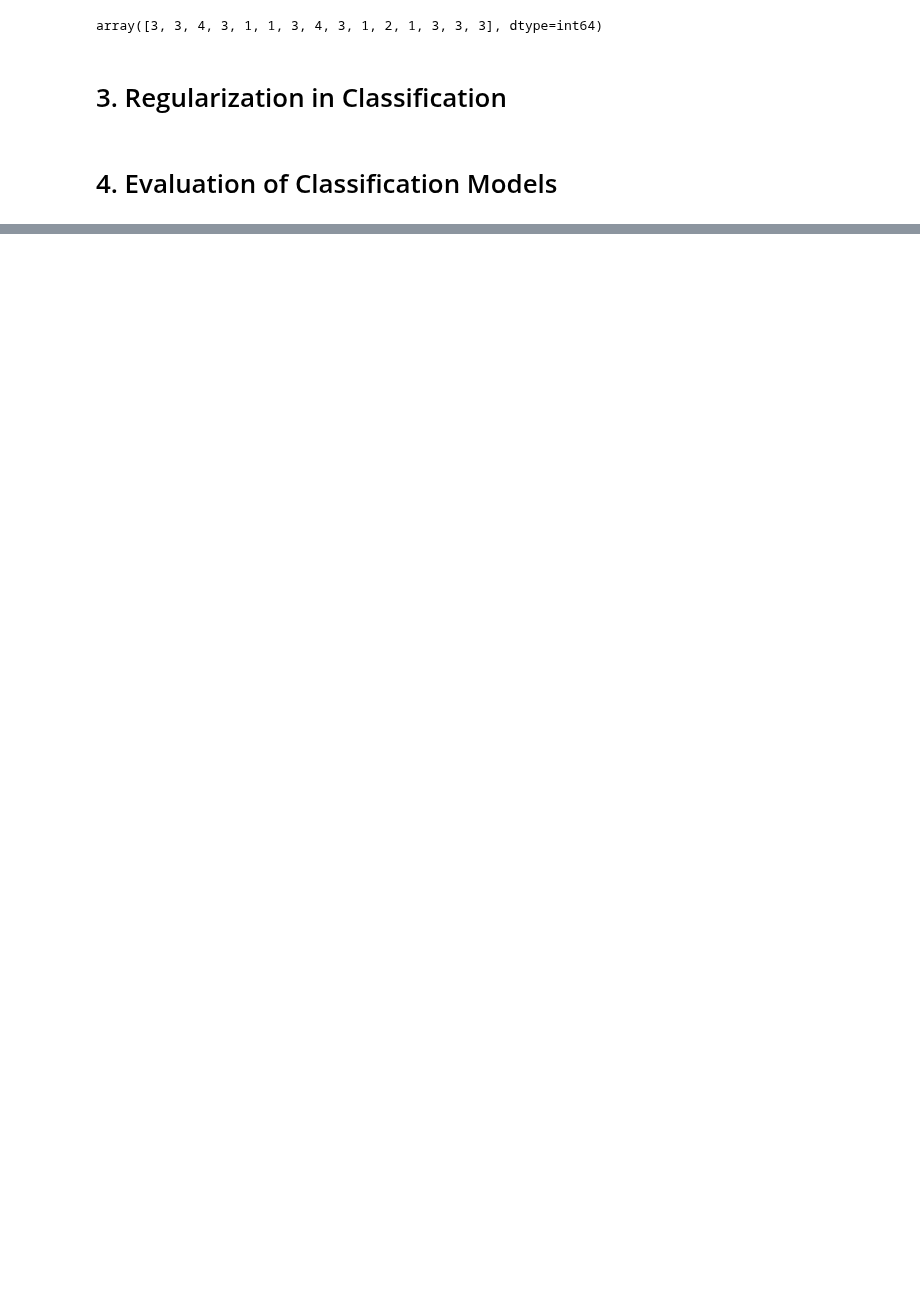
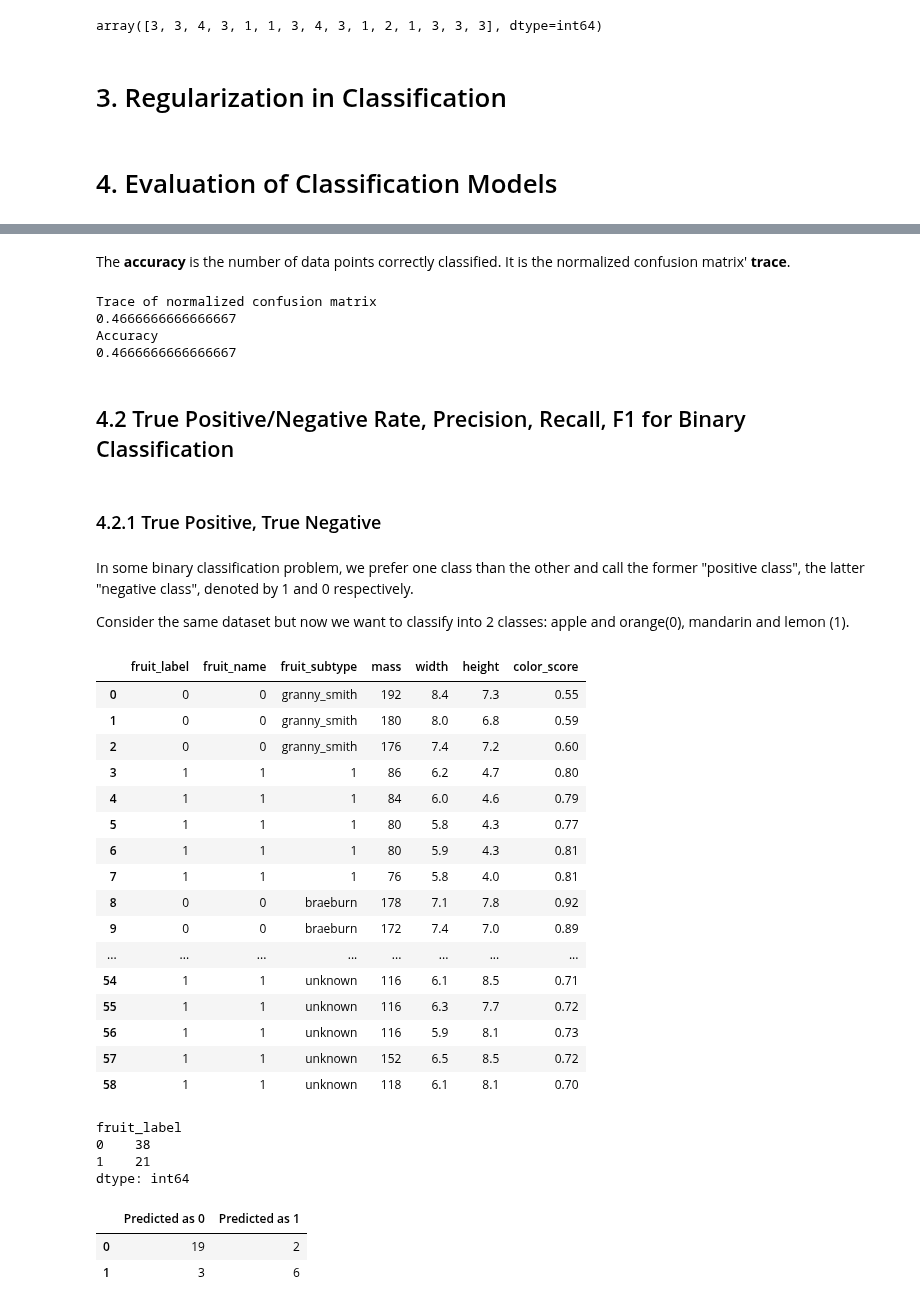
Before and after one commit to riduan91/DSC101, a Jupyter notebook: Lesson8/Amphi/Classification2.ipynb, the cells around one changed output, grey strips where cells are left out. Cells and saved outputs as stored; diff of their text form; code cells hidden in the pictures; blank space fills up the shorter version.

```diff
--- a/Lesson8/Amphi/Classification2.ipynb
+++ b/Lesson8/Amphi/Classification2.ipynb
@@ -592,0 +630,65 @@ array([3, 3, 4, 3, 1, 1, 3, 4, 3, 1, 2, 1, 3, 3, 3], dtype=int64)
+# %% [markdown]
+The **accuracy** is the number of data points correctly classified. It is the normalized confusion matrix' **trace**.
+# %%
+print("Trace of normalized confusion matrix")
+print(sum(np.diagonal(normalized_M)))
+
+from sklearn.metrics import accuracy_score
+print("Accuracy")
+print(accuracy_score(y_test, y_pred))
+# %% [output]
+Trace of normalized confusion matrix
+0.4666666666666667
+Accuracy
+0.4666666666666667
+# %% [markdown]
+## 4.2 True Positive/Negative Rate, Precision, Recall, F1 for Binary Classification
+# %% [markdown]
+### 4.2.1 True Positive, True Negative
+# %% [markdown]
+In some binary classification problem, we prefer one class than the other and call the former "positive class", the latter "negative class", denoted by 1 and 0 respectively.
+
+Consider the same dataset but now we want to classify into 2 classes: apple and orange(0), mandarin and lemon (1).
+# %%
+%matplotlib inline
+import pandas as pd
+import matplotlib.pyplot as plt
+data = pd.read_csv('Data2.txt', sep = "\t")
+data
+# %% [output]
+|  | fruit_label | fruit_name | fruit_subtype | mass | width | height | color_score |
+| 0 | 0 | 0 | granny_smith | 192 | 8.4 | 7.3 | 0.55 |
+| 1 | 0 | 0 | granny_smith | 180 | 8.0 | 6.8 | 0.59 |
+| 2 | 0 | 0 | granny_smith | 176 | 7.4 | 7.2 | 0.60 |
+| 3 | 1 | 1 | 1 | 86 | 6.2 | 4.7 | 0.80 |
+| 4 | 1 | 1 | 1 | 84 | 6.0 | 4.6 | 0.79 |
+| 5 | 1 | 1 | 1 | 80 | 5.8 | 4.3 | 0.77 |
+| 6 | 1 | 1 | 1 | 80 | 5.9 | 4.3 | 0.81 |
+| 7 | 1 | 1 | 1 | 76 | 5.8 | 4.0 | 0.81 |
+| 8 | 0 | 0 | braeburn | 178 | 7.1 | 7.8 | 0.92 |
+| 9 | 0 | 0 | braeburn | 172 | 7.4 | 7.0 | 0.89 |
+| ... | ... | ... | ... | ... | ... | ... | ... |
+| 54 | 1 | 1 | unknown | 116 | 6.1 | 8.5 | 0.71 |
+| 55 | 1 | 1 | unknown | 116 | 6.3 | 7.7 | 0.72 |
+| 56 | 1 | 1 | unknown | 116 | 5.9 | 8.1 | 0.73 |
+| 57 | 1 | 1 | unknown | 152 | 6.5 | 8.5 | 0.72 |
+| 58 | 1 | 1 | unknown | 118 | 6.1 | 8.1 | 0.70 |
+# %%
+data.groupby('fruit_label').size()
+# %% [output]
+fruit_label
+0    38
+1    21
+dtype: int64
+# %%
+X = data.loc[:, ["mass", "width", "height", "color_score"]]
+y = data.loc[:, "fruit_label"]
+X_train, X_test, y_train, y_test = train_test_split(X, y, random_state=0, test_size = 0.5)
+clf.fit(X_train, y_train)
+y_pred = clf.predict(X_test)
+
+pd.DataFrame(confusion_matrix(y_test, y_pred), index=["0", "1"], columns=["Predicted as 0", "Predicted as 1"])
+# %% [output]
+|  | Predicted as 0 | Predicted as 1 |
+| 0 | 19 | 2 |
+| 1 | 3 | 6 |
```
Also changed, not shown: parts of 34 cells of this notebook, 2 other files.
